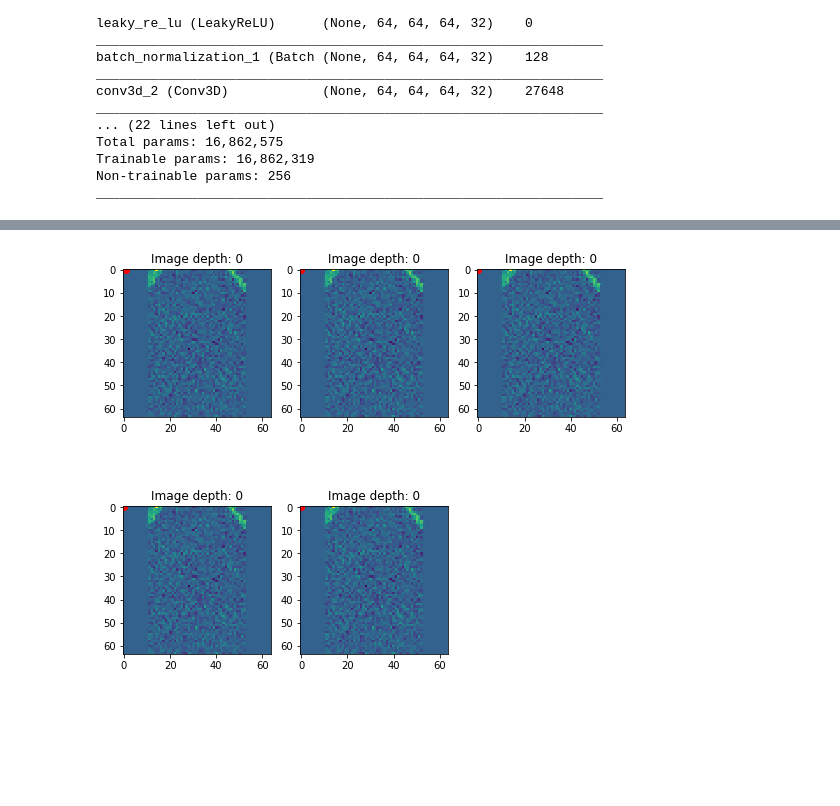
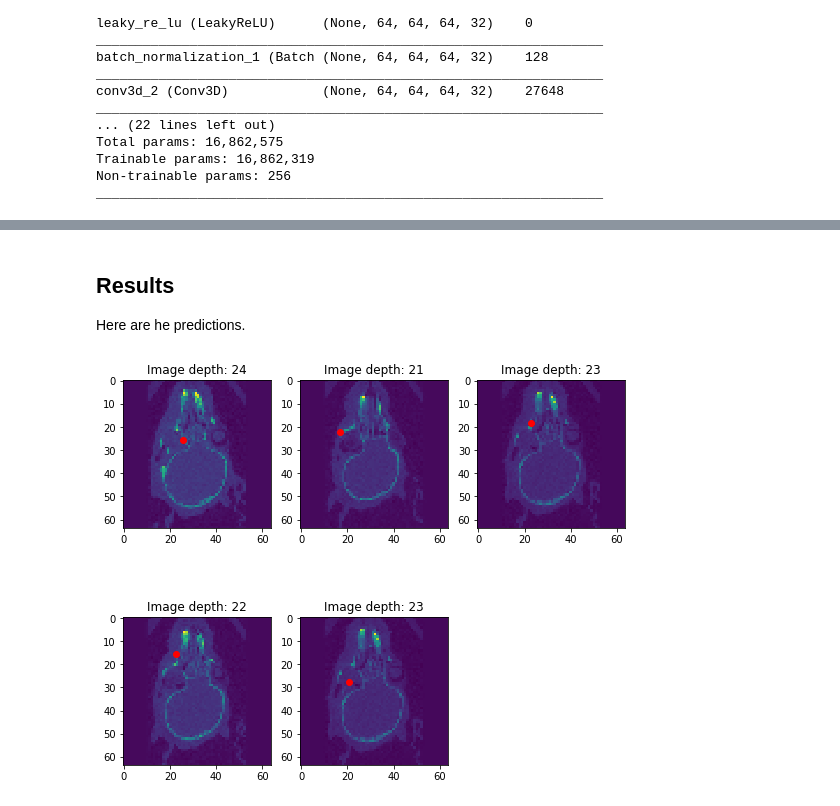
Before and after one commit to 3DLables/3DLabeler, a Jupyter notebook: MouseSkullKPD.ipynb, the cells around one changed output, grey strips where cells are left out. Cells and saved outputs as stored; diff of their text form; code cells hidden in the pictures; blank space fills up the shorter version.

Commit message:
Plotted some non-horrible predictions

```diff
--- a/MouseSkullKPD.ipynb
+++ b/MouseSkullKPD.ipynb
@@ -163,8 +179,11 @@ Epoch 1/10
 # %%
-preds =model.predict(skulls64)
+preds1 =model.predict(skulls64)
+# %% [markdown]
+## Results
+Here are he predictions.
 # %%
-preds = preds.reshape(218, 5, 3)
+preds1 = preds1.reshape(218, 5, 3)
 
-td.Image(skulls64.reshape(218, 64, 64, 64)[1], 1, point_position=preds[1]).plot()
+td.Image(skulls64.reshape(218, 64, 64, 64)[1], 1, point_position=preds1[1]).plot()
 # %% [output]
-[figure, old version]
+[figure, new version]
```
Also changed, not shown: parts of 3 cells of this notebook.
